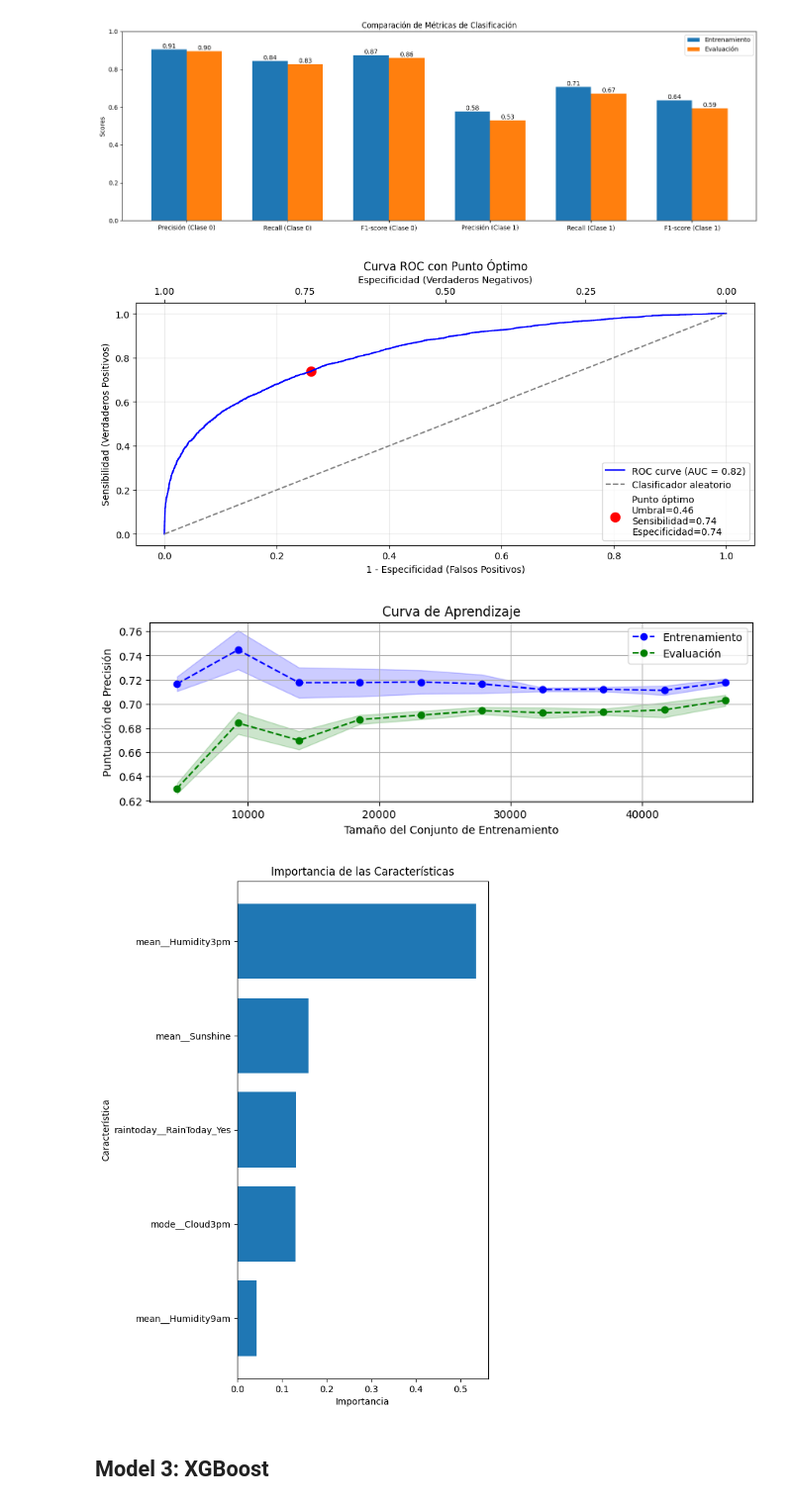
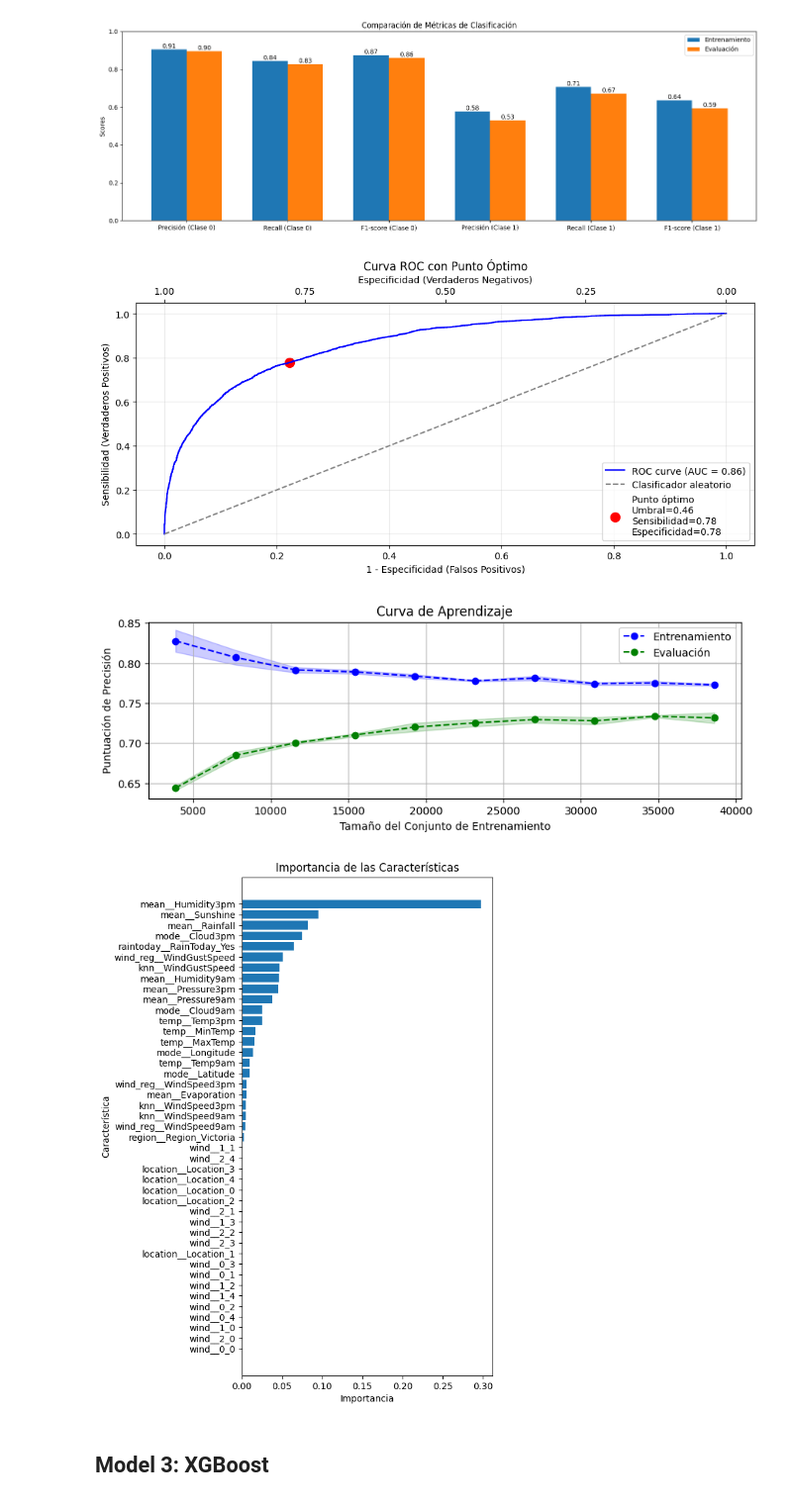
Before and after one commit to lcondoriz/TA047R-2C2024-GRUPO02, a Jupyter notebook: TA047R_TP1_GRUPO02_ENTREGA_EJ2.ipynb, the cells around one changed output. Shown at 99% size. Drawn from its saved outputs; the diff is of its cells as text; code cells hidden in the pictures.

Commit message:
ej2: ej2 finished and models

```diff
--- a/TA047R_TP1_GRUPO02_ENTREGA_EJ2.ipynb
+++ b/TA047R_TP1_GRUPO02_ENTREGA_EJ2.ipynb
@@ -1305,10 +1305,10 @@ preprocessor = ColumnTransformer(transformers=[
 # %%
 model_pipeline = ImbPipeline(steps=[
     ('preprocessor', preprocessor),
-    ('smote', SMOTE(sampling_strategy=0.35, random_state=42)),
+    #('smote', SMOTE(sampling_strategy=0.35, random_state=42)),
     #('undersample', RandomUnderSampler(sampling_strategy=1, random_state=42)),
     #('classifier', DecisionTreeClassifier(criterion='entropy', max_depth=9, class_weight='balanced', random_state=42))
-    ('selector', SelectKBest(score_func=f_classif, k=15)),
+    #('selector', SelectKBest(score_func=f_classif, k=15)),
     ('classifier', DecisionTreeClassifier()),#criterion='gini', max_depth=9, class_weight='balanced', min_samples_leaf=2,  random_state=42))
 ])
 # %%
@@ -1338,7 +1338,7 @@ hiperparams_decision_tree = {
     'classifier__max_features': [None, 'sqrt', 'log2'],
     'classifier__min_samples_leaf': [1, 2, 4],
     'classifier__min_samples_split': [2, 5, 10],
-    'selector__k': [5, 10, 15],
+    #'selector__k': [5, 10, 15],
 }
 # %%
 random_state = 22
@@ -1580,8 +1580,8 @@ save_model(best_tree_model, 'models/classification', 'best_tree_model.joblib')
 # %%
 model_pipeline_random_fores = ImbPipeline(steps=[
     ('preprocessor', preprocessor),
-    ('smote', SMOTE(sampling_strategy=0.35, random_state=42)),
-    ('selector', SelectKBest(score_func=f_classif, k=15)),
+    #('smote', SMOTE(sampling_strategy=0.35, random_state=42)),
+    #('selector', SelectKBest(score_func=f_classif, k=15)),
     ('classifier', RandomForestClassifier())
 ])
 # %%
@@ -1592,7 +1592,7 @@ param_grid_random_fores = {
     'classifier__min_samples_split': [2, 5, 10],
     'classifier__min_samples_leaf': [1, 2, 4],
     'classifier__class_weight': ['balanced', 'balanced_subsample'],
-    'selector__k': [5, 10, 15, 20],
+    #'selector__k': [5, 10, 15, 20],
 }
 # %%
 random_state = 22
@@ -1716,15 +1716,15 @@ plot_classification_metrics(y_train, y_train_pred, y_test, y_test_pred)
 # %%
 plot_roc_curve(best_forest_model, X_test, y_test)
 # %% [output]
-[figure, old version]
+[figure, new version]
 # %%
 plot_learning_curve(best_forest_model, X_train, y_train, cv=cv, scoring='recall', n_jobs=-1)
 # %% [output]
-[figure, old version]
+[figure, new version]
 # %%
-visualize_feature_importance(best_forest_model, use_selector=True, model_type='forest')
+visualize_feature_importance(best_forest_model, use_selector=False, model_type='forest')
 # %% [output]
-[figure, old version]
+[figure, new version]
 # %%
 save_model(best_forest_model, 'models/classification', 'best_forest_model.joblib')
 # %% [markdown]
```
Also changed, not shown: parts of 26 cells of this notebook, 3 other files.
